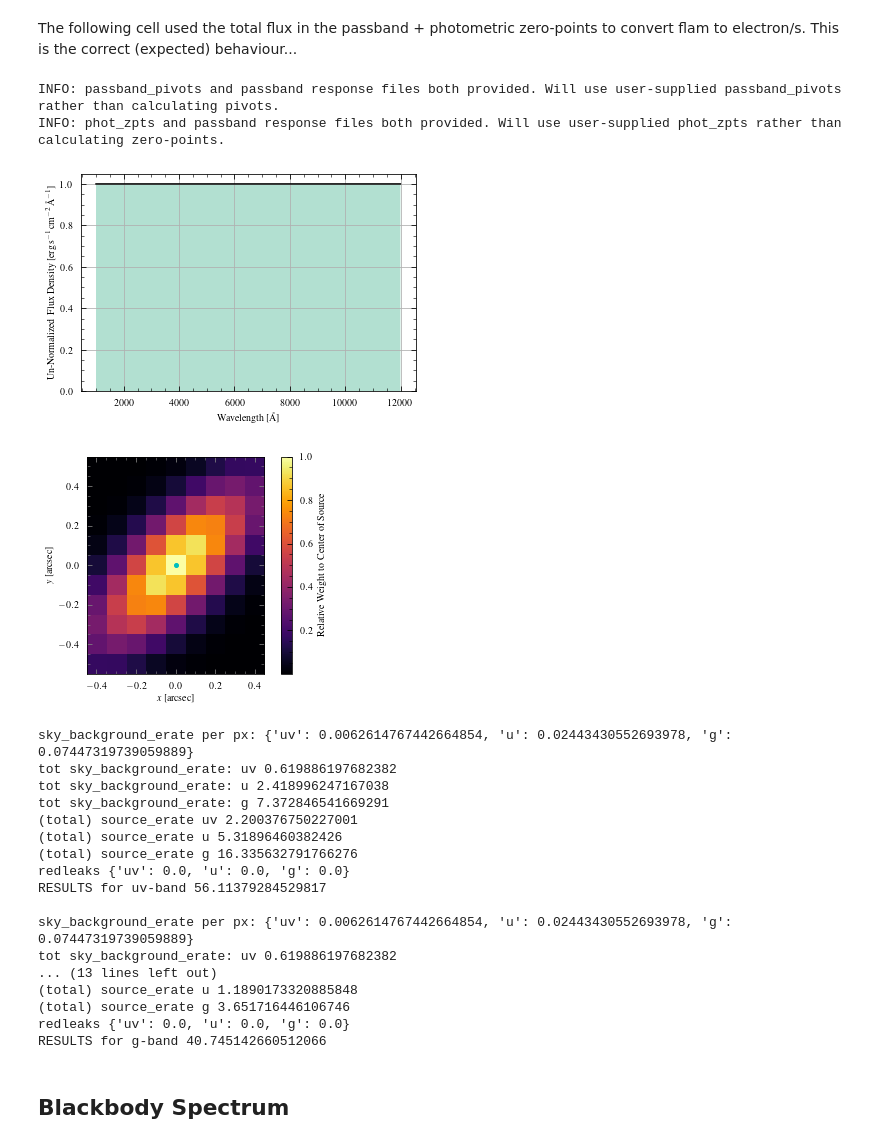
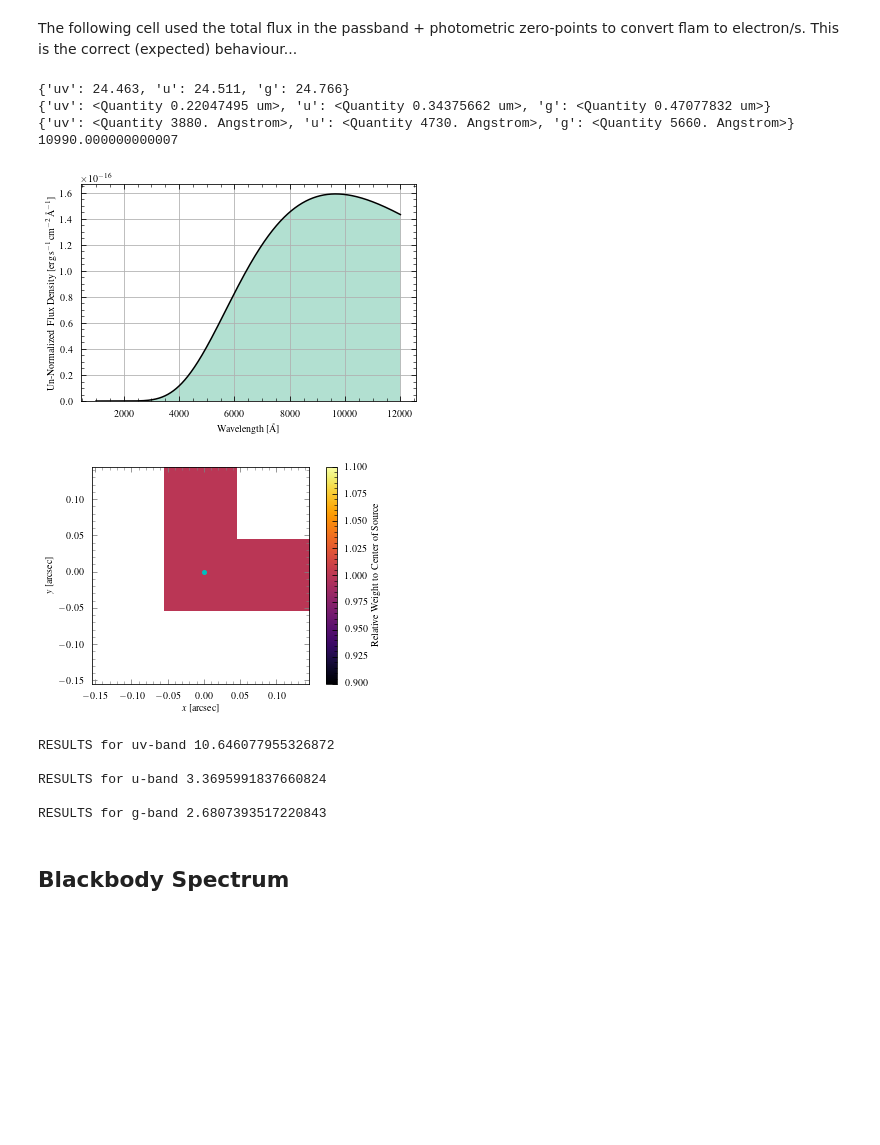
Before and after one commit to CASTOR-telescope/ETC, a Jupyter notebook: notebooks/photometry.ipynb, the cells around one changed output. Cells and saved outputs as stored; diff of their text form; code cells hidden in the pictures; blank space fills up the shorter version.

```diff
--- a/notebooks/photometry.ipynb
+++ b/notebooks/photometry.ipynb
@@ -106,5 +141,6 @@ INFO: Source's semiminor axis (b) or radius subtends angle < 1/2 of the FWHM of
 # %%
 importlib.reload(phot)
+results_per_band = dict.fromkeys(MyTelescope.passbands)
 for band in MyTelescope.passbands:
     MySource.norm_to_value(
         22.0,
@@ -115,7 +151,21 @@ for band in MyTelescope.passbands:
     MyPhot = phot.Photometry(MyTelescope, MySource, MyBackground)
     MyPhot.use_optimal_aperture(quiet=True)
     results = MyPhot.calc_snr_or_t(snr=5, include_redleak=False)
+    results_per_band[band] = results[band]
     # results = MyPhot.calc_snr_or_t(t=4.343751, include_redleak=False)
     print(f"RESULTS for {band}-band", results[band])
     print()
+for band in MyTelescope.passbands:
+    MySource.norm_to_value(
+        22.0,
+        "mag",
+        passband_lims=MyTelescope.passband_limits[band],
+        pivot_wavelength=MyTelescope.passband_pivots[band],
+    )
+    MyPhot = phot.Photometry(MyTelescope, MySource, MyBackground)
+    MyPhot.use_optimal_aperture(quiet=True)
+    # results = MyPhot.calc_snr_or_t(snr=5, include_redleak=False)
+    results = MyPhot.calc_snr_or_t(t=results_per_band[band], include_redleak=False)
+    print(f"RESULTS for {band}-band", results[band])
+    print()
 # %% [output]
@@ -162,7 +191,12 @@ importlib.reload(phot)
 #
 # Define telescope instance
 #
-MyTelescope = Telescope(px_scale=0.1 * u.arcsec)
+# MyTelescope = Telescope(px_scale=0.1 * u.arcsec, phot_zpts=params.PHOT_ZPTS, passband_pivots=params.PASSBAND_PIVOTS)
+MyTelescope = Telescope(px_scale=0.1 * u.arcsec, phot_zpts=None, passband_pivots=None)
+print(MyTelescope.phot_zpts)
+print(MyTelescope.passband_pivots)
+print(MyTelescope.redleak_thresholds)
+print(MyTelescope.full_passband_curves['uv']['wavelength'][-1].to(u.AA).value)
 #
 # Generate background object
 #
@@ -171,62 +205,53 @@ MyBackground.add_geocoronal_emission(flux="avg")
 #
 # Create source
 #
-MySource = src.PointSource(
-    src.Profiles.ellipse(a0=0.5 * u.arcsec, b0=0.2 * u.arcsec, angle=45), angle=1 * u.arcsec
-)
-# MySource = src.PointSource(src.Profiles.uniform(), angle=1 * u.arcsec)
+# MySource = src.PointSource(
+#     src.Profiles.ellipse(a0=0.5 * u.arcsec, b0=0.2 * u.arcsec, angle=45), angle=1 * u.arcsec
+# )
+MySource = src.PointSource(src.Profiles.uniform(), angle=0.1 * u.arcsec)
 wavelengths = np.arange(0.1, 1.2, 0.001) * u.um
-MySource.generate_uniform(wavelengths=wavelengths, value=1.0)  # (in erg/s/cm^2/A)
+# MySource.generate_uniform(wavelengths=wavelengths, value=1.0)  # (in erg/s/cm^2/A)
+MySource.generate_bb(3000)  # (in erg/s/cm^2/A)
 
 fig, ax = plt.subplots()
 ax.plot(MySource.wavelengths.value, MySource.spectrum, "k")
 ax.fill_between(MySource.wavelengths.value, MySource.spectrum, alpha=0.5)
 ax.set_xlabel("Wavelength [\AA]")
 ax.set_ylabel(r"Un-Normalized Flux Density [$\rm erg\, s^{-1}\, cm^{-2}\,$\AA$^{-1}$]")
 ax.set_ylim(bottom=0)
 plt.show()
 
 _show_weights = True
 for band in MyTelescope.passbands:
     MySource.norm_to_value(
         22.0,
         "mag",
         passband_lims=MyTelescope.passband_limits[band],
         pivot_wavelength=MyTelescope.passband_pivots[band],
     )
     MyPhot = phot.Photometry(MyTelescope, MySource, MyBackground)
-    MyPhot.use_rectangular_aperture(width=0.8 * u.arcsec, length=1* u.arcsec, center=[0, 0] << u.arcsec)
-    # MyPhot.use_optimal_aperture(quiet=True)
+    # MyPhot.use_rectangular_aperture(width=0.8 * u.arcsec, length=1* u.arcsec, center=[0, 0] << u.arcsec)
+    MyPhot.use_optimal_aperture(quiet=True)
     if _show_weights:
         MyPhot.show_source_weights(mark_source=True, source_markersize=4)
         _show_weights = False  # only display once
-    results = MyPhot.calc_snr_or_t(snr=5, include_redleak=False)
+    results = MyPhot.calc_snr_or_t(snr=5, include_redleak=True)
     # results = MyPhot.calc_snr_or_t(t=4.343751, include_redleak=False)
     # Notice g-band will eventually take the longest to reach a given SNR. This is correct
     print(f"RESULTS for {band}-band", results[band])
     print()
 # %% [output]
-INFO: passband_pivots and passband response files both provided. Will use user-supplied passband_pivots rather than calculating pivots.
-INFO: phot_zpts and passband response files both provided. Will use user-supplied phot_zpts rather than calculating zero-points.
+{'uv': 24.463, 'u': 24.511, 'g': 24.766}
+{'uv': <Quantity 0.22047495 um>, 'u': <Quantity 0.34375662 um>, 'g': <Quantity 0.47077832 um>}
+{'uv': <Quantity 3880. Angstrom>, 'u': <Quantity 4730. Angstrom>, 'g': <Quantity 5660. Angstrom>}
+10990.000000000007
-[figure, old version]
+[figure, new version]
-[figure, old version]
+[figure, new version]
-sky_background_erate per px: {'uv': 0.0062614767442664854, 'u': 0.02443430552693978, 'g': 0.07447319739059889}
-tot sky_background_erate: uv 0.619886197682382
-tot sky_background_erate: u 2.418996247167038
-tot sky_background_erate: g 7.372846541669291
-(total) source_erate uv 2.200376750227001
-(total) source_erate u 5.31896460382426
-(total) source_erate g 16.335632791766276
-redleaks {'uv': 0.0, 'u': 0.0, 'g': 0.0}
-RESULTS for uv-band 56.11379284529817
+RESULTS for uv-band 10.646077955326872
 
-sky_background_erate per px: {'uv': 0.0062614767442664854, 'u': 0.02443430552693978, 'g': 0.07447319739059889}
-tot sky_background_erate: uv 0.619886197682382
-... (13 lines left out)
-(total) source_erate u 1.1890173320885848
-(total) source_erate g 3.651716446106746
-redleaks {'uv': 0.0, 'u': 0.0, 'g': 0.0}
-RESULTS for g-band 40.745142660512066
+RESULTS for u-band 3.3695991837660824
+
+RESULTS for g-band 2.6807393517220843
 # %% [markdown]
 ## Blackbody Spectrum
 # %%
```
Also changed, not shown: parts of 3 cells of this notebook, 2 other files.
